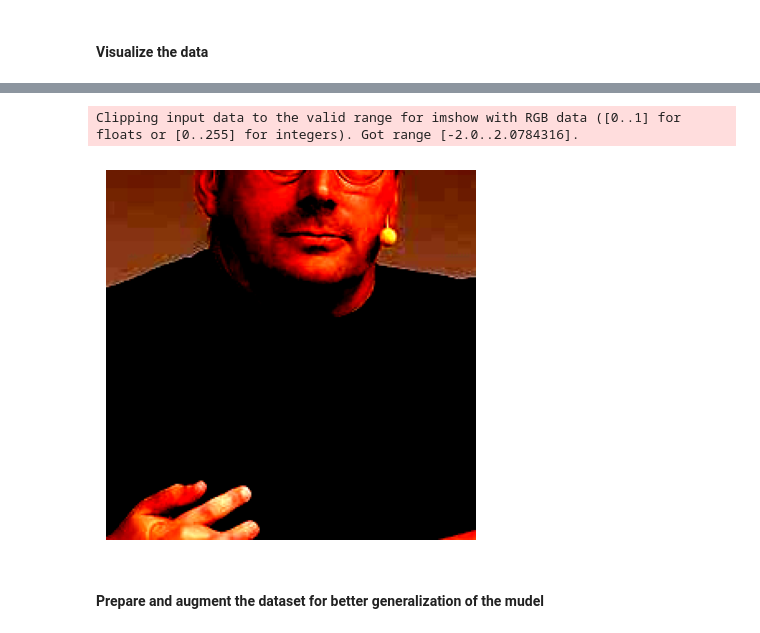
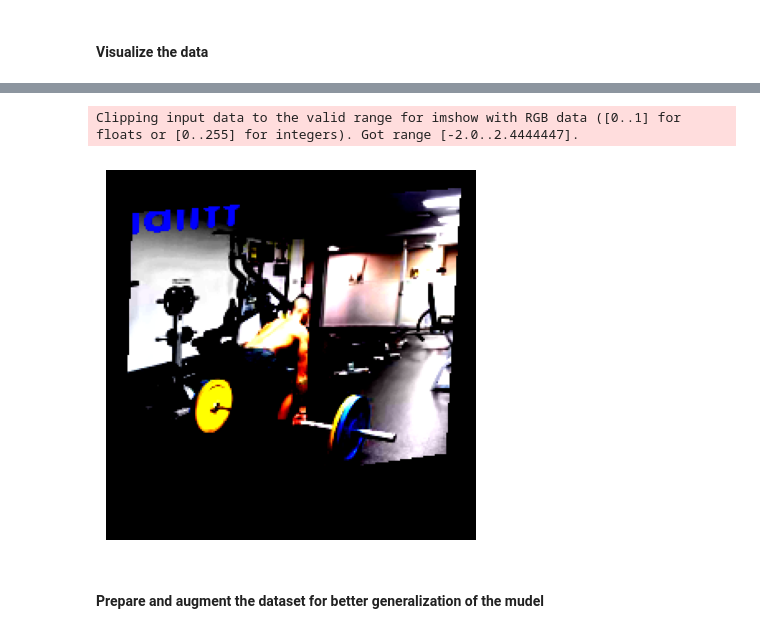
Before and after one commit to HuuuWasabe/ProjectDesign29, a Jupyter notebook: WinningDesign/TestDesign.ipynb, the cells around one changed output, grey strips where cells are left out. Cells and saved outputs as stored; diff of their text form; code cells hidden in the pictures.

```diff
--- a/WinningDesign/TestDesign.ipynb
+++ b/WinningDesign/TestDesign.ipynb
@@ -212,30 +218,31 @@ visulize_data(dataset_dir)
 # %%
-## Just to visualize what the frames would look like when augmentation is added
+## Just to visualize what the frames would look like when some augmentation is applied
 from PIL import Image
 from torchvision.transforms import *
 
 def show_aug(img_pth: str):
     transform_pipeline = Compose([
-        #RandomCrop(160),
-        CenterCrop(224),
+        RandomCrop(224),
+        #CenterCrop(224),
         RandomHorizontalFlip(p=0.5),
+        #RandomPerspective(), # Wala naman toh sa aug pero wala lang
         ToTensor(),
         Normalize((0.45, 0.45, 0.45), (0.225, 0.225, 0.225))
     ])
     img = Image.open(img_pth).convert("RGB")
     img_tensor = transform_pipeline(img)
     if img_tensor.is_sparse:
         img_tensor = img_tensor.to_dense()
     return img_tensor
 
-aug_tensor = show_aug("linus.jpg")
+aug_tensor = show_aug("frame_sample.png") # Use saved image
 
-plt.imshow(aug_tensor.cpu().permute(1, 2, 0).numpy()) # Rearrange dimensions from (C, H, W) to (H, W, C) for matplotlib
+plt.imshow(aug_tensor.cpu().permute(1, 2, 0).numpy()) # Rearrange dimensions from (C, H, W) to (H, W, C) for matplotlib because invalid shape, want niya raw (H, W, C)
 plt.axis("off")
 plt.show()
 # %% [output]
-Clipping input data to the valid range for imshow with RGB data ([0..1] for floats or [0..255] for integers). Got range [-2.0..2.0784316].
+Clipping input data to the valid range for imshow with RGB data ([0..1] for floats or [0..255] for integers). Got range [-2.0..2.4444447].
-[figure, old version]
+[figure, new version]
 # %% [markdown]
 #### Prepare and augment the dataset for better generalization of the mudel
 # %%
```
Also changed, not shown: parts of 2 cells of this notebook.
